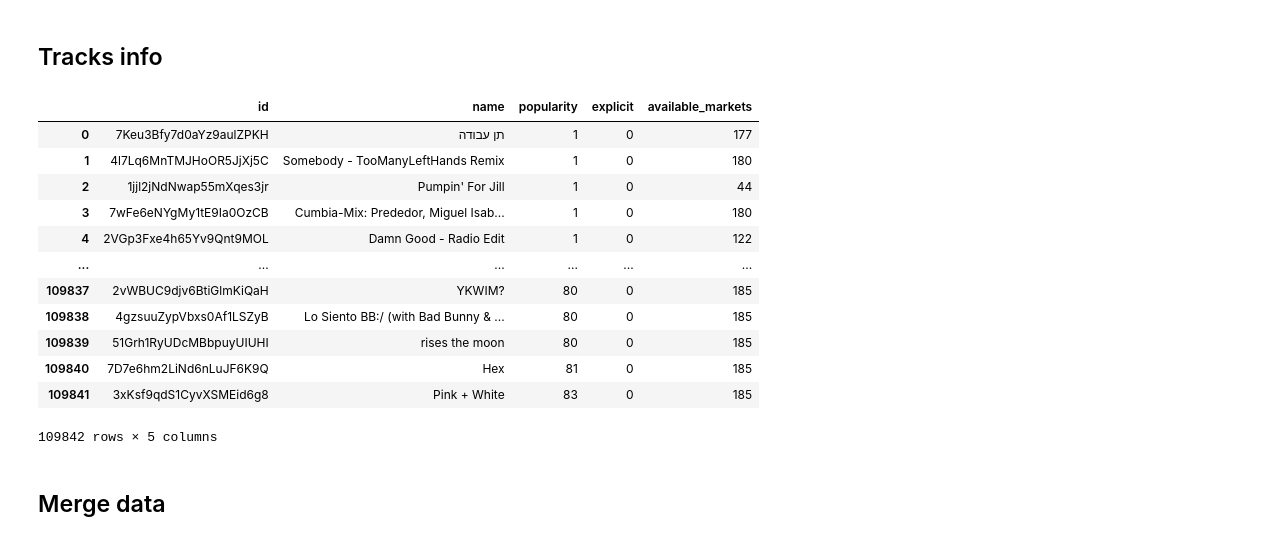
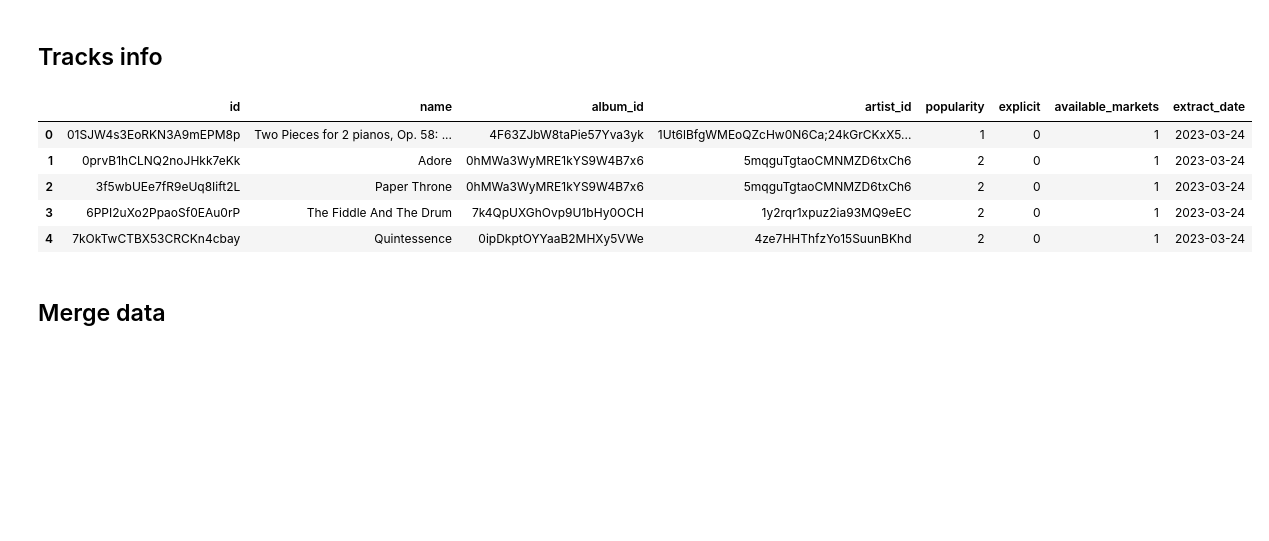
Before and after one commit to Hanyu0118/IS3107_letsgo, a Jupyter notebook: Model/Popularity.ipynb, the cells around one changed output. Saved outputs shown, nothing was run; the diff lists cells and outputs as text; code cells hidden in the pictures; blank space fills up the shorter version.

Commit message:
Popularity Analysis

```diff
--- a/Model/Popularity.ipynb
+++ b/Model/Popularity.ipynb
@@ -19,6 +21,7 @@ import glob
 import matplotlib.pyplot as plt
 import seaborn as sns
 from sklearn.impute import SimpleImputer
+pd.set_option('display.max_columns', 500)
 
 os.environ["GOOGLE_APPLICATION_CREDENTIALS"] = "../BigQuery/letsgo-snappy-boulder-378707-4b7d46801fd1.json"
 
@@ -84,20 +81,13 @@ SELECT * FROM snappy-boulder-378707.TrackClearInfo.TrackClearInfoTrain
 WHERE popularity <> 0 and available_markets <> 0
 # %%
-track_info
+track_info.head()
 # %% [output]
-|  | id | name | popularity | explicit | available_markets |
-| 0 | 7Keu3Bfy7d0aYz9aulZPKH | תן עבודה | 1 | 0 | 177 |
-| 1 | 4l7Lq6MnTMJHoOR5JjXj5C | Somebody - TooManyLeftHands Remix | 1 | 0 | 180 |
-| 2 | 1jjl2jNdNwap55mXqes3jr | Pumpin' For Jill | 1 | 0 | 44 |
-| 3 | 7wFe6eNYgMy1tE9Ia0OzCB | Cumbia-Mix: Prededor, Miguel Isab... | 1 | 0 | 180 |
-| 4 | 2VGp3Fxe4h65Yv9Qnt9MOL | Damn Good - Radio Edit | 1 | 0 | 122 |
-| ... | ... | ... | ... | ... | ... |
-| 109837 | 2vWBUC9djv6BtiGlmKiQaH | YKWIM? | 80 | 0 | 185 |
-| 109838 | 4gzsuuZypVbxs0Af1LSZyB | Lo Siento BB:/ (with Bad Bunny & ... | 80 | 0 | 185 |
-| 109839 | 51Grh1RyUDcMBbpuyUIUHI | rises the moon | 80 | 0 | 185 |
-| 109840 | 7D7e6hm2LiNd6nLuJF6K9Q | Hex | 81 | 0 | 185 |
-| 109841 | 3xKsf9qdS1CyvXSMEid6g8 | Pink + White | 83 | 0 | 185 |
+|  | id | name | album_id | artist_id | popularity | explicit | available_markets | extract_date |
+| 0 | 01SJW4s3EoRKN3A9mEPM8p | Two Pieces for 2 pianos, Op. 58: ... | 4F63ZJbW8taPie57Yva3yk | 1Ut6lBfgWMEoQZcHw0N6Ca;24kGrCKxX5... | 1 | 0 | 1 | 2023-03-24 |
+| 1 | 0prvB1hCLNQ2noJHkk7eKk | Adore | 0hMWa3WyMRE1kYS9W4B7x6 | 5mqguTgtaoCMNMZD6txCh6 | 2 | 0 | 1 | 2023-03-24 |
+| 2 | 3f5wbUEe7fR9eUq8Iift2L | Paper Throne | 0hMWa3WyMRE1kYS9W4B7x6 | 5mqguTgtaoCMNMZD6txCh6 | 2 | 0 | 1 | 2023-03-24 |
+| 3 | 6PPI2uXo2PpaoSf0EAu0rP | The Fiddle And The Drum | 7k4QpUXGhOvp9U1bHy0OCH | 1y2rqr1xpuz2ia93MQ9eEC | 2 | 0 | 1 | 2023-03-24 |
+| 4 | 7kOkTwCTBX53CRCKn4cbay | Quintessence | 0ipDkptOYYaaB2MHXy5VWe | 4ze7HHThfzYo15SuunBKhd | 2 | 0 | 1 | 2023-03-24 |
-109842 rows × 5 columns
 # %% [markdown]
 ## Merge data
 # %%
```
Also changed, not shown: parts of 20 cells of this notebook.
